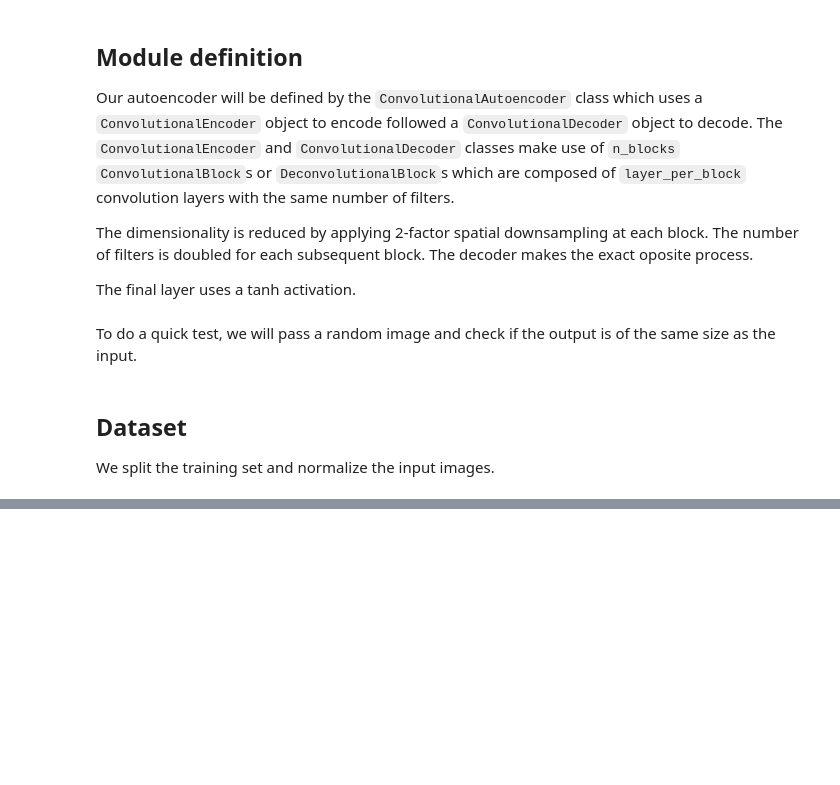
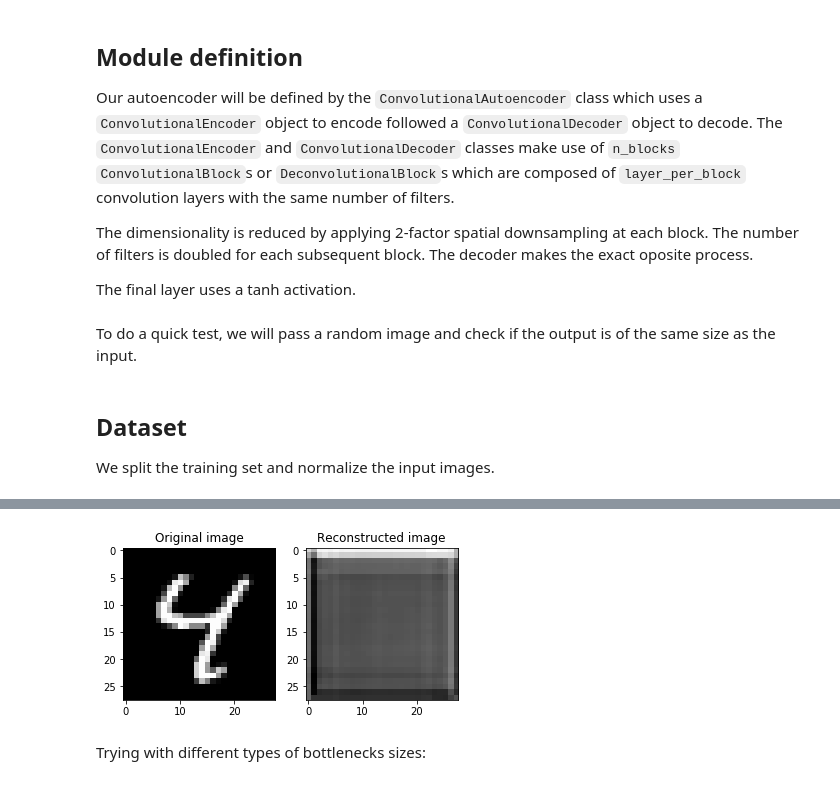
Before and after one commit to gio8tisu/DLAI-project, a Jupyter notebook: team08.ipynb, the cells around one changed output, grey strips where cells are left out. Saved outputs shown, nothing was run; the diff lists cells and outputs as text; code cells hidden in the pictures; blank space fills up the shorter version.

Commit message:
Bottleneck done

```diff
--- a/team08.ipynb
+++ b/team08.ipynb
@@ -229,7 +251,7 @@ assert output.shape == (1, 1, 128, 128)
 
 We split the training set and normalize the input images.
 # %%
-transform = torchvision.transfoms.Compose([
+transform = torchvision.transforms.Compose([
      torchvision.transforms.ToTensor(),
      torchvision.transforms.Normalize((0.1307,), (0.3081,))  # Mean and std from internet...
 ])
@@ -318,2 +364,6 @@ KeyboardInterrupt:
 # %%
 mnist_test = torchvision.datasets.MNIST('mnist_dataset', train=False, transform=transform)
+reconstructed = autoencoder(mnist_test[6][0].to(device).unsqueeze(0))
+show_image(reconstructed)
+# %% [output]
+[figure, added]
@@ -326,0 +370,2 @@ plt.imshow(reconstructed[0][0].detach().cpu().numpy(), cmap='gray')
+# %% [markdown]
+Trying with different types of bottlenecks sizes:
```
Also changed, not shown: parts of 18 cells of this notebook.
